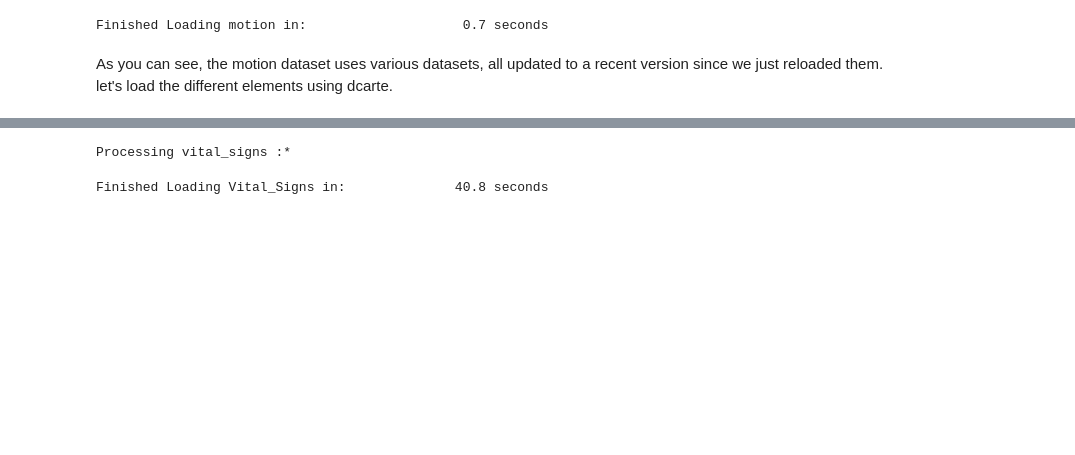
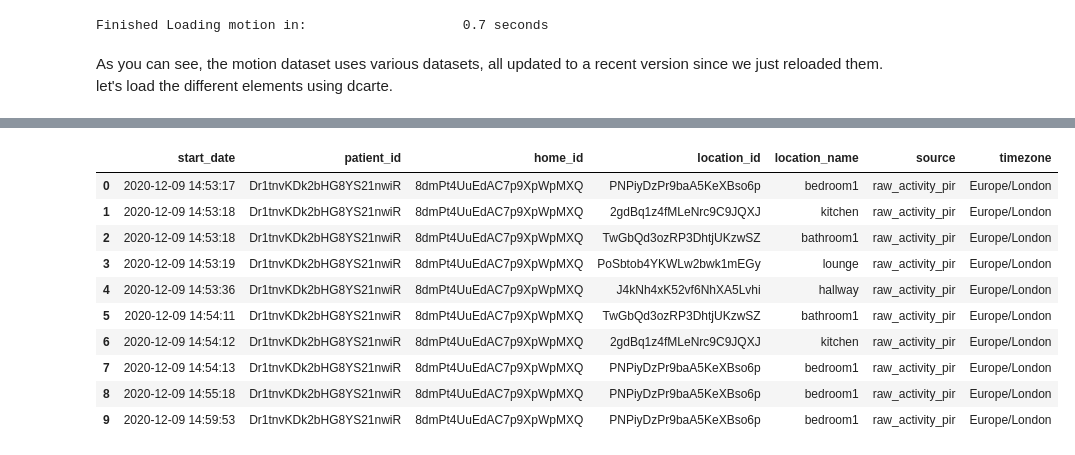
Before and after one commit to esoreq/dcarte, a Jupyter notebook: tutorial/5.recipes.ipynb, the cells around one changed output, grey strips where cells are left out. Saved outputs shown, nothing was run; the diff lists cells and outputs as text; code cells hidden in the pictures; blank space fills up the shorter version.

```diff
--- a/tutorial/5.recipes.ipynb
+++ b/tutorial/5.recipes.ipynb
@@ -49,2 +45,0 @@ bed_occupancy = bed_occupancy[['start_date','patient_id','location_name']]
-# %%
-activity = activity[['start_date','patient_id','location_name']]
@@ -61 +88,17 @@ bed_occupancy.columns = entryway.columns
+# %%
+from dcarte.utils import localize_time
+activity = localize_time(activity,['start_date'])
+activity.head(10)
+# %% [output]
+|  | start_date | patient_id | home_id | location_id | location_name | source | timezone |
+| 0 | 2020-12-09 14:53:17 | Dr1tnvKDk2bHG8YS21nwiR | 8dmPt4UuEdAC7p9XpWpMXQ | PNPiyDzPr9baA5KeXBso6p | bedroom1 | raw_activity_pir | Europe/London |
+| 1 | 2020-12-09 14:53:18 | Dr1tnvKDk2bHG8YS21nwiR | 8dmPt4UuEdAC7p9XpWpMXQ | 2gdBq1z4fMLeNrc9C9JQXJ | kitchen | raw_activity_pir | Europe/London |
+| 2 | 2020-12-09 14:53:18 | Dr1tnvKDk2bHG8YS21nwiR | 8dmPt4UuEdAC7p9XpWpMXQ | TwGbQd3ozRP3DhtjUKzwSZ | bathroom1 | raw_activity_pir | Europe/London |
+| 3 | 2020-12-09 14:53:19 | Dr1tnvKDk2bHG8YS21nwiR | 8dmPt4UuEdAC7p9XpWpMXQ | PoSbtob4YKWLw2bwk1mEGy | lounge | raw_activity_pir | Europe/London |
+| 4 | 2020-12-09 14:53:36 | Dr1tnvKDk2bHG8YS21nwiR | 8dmPt4UuEdAC7p9XpWpMXQ | J4kNh4xK52vf6NhXA5Lvhi | hallway | raw_activity_pir | Europe/London |
+| 5 | 2020-12-09 14:54:11 | Dr1tnvKDk2bHG8YS21nwiR | 8dmPt4UuEdAC7p9XpWpMXQ | TwGbQd3ozRP3DhtjUKzwSZ | bathroom1 | raw_activity_pir | Europe/London |
+| 6 | 2020-12-09 14:54:12 | Dr1tnvKDk2bHG8YS21nwiR | 8dmPt4UuEdAC7p9XpWpMXQ | 2gdBq1z4fMLeNrc9C9JQXJ | kitchen | raw_activity_pir | Europe/London |
+| 7 | 2020-12-09 14:54:13 | Dr1tnvKDk2bHG8YS21nwiR | 8dmPt4UuEdAC7p9XpWpMXQ | PNPiyDzPr9baA5KeXBso6p | bedroom1 | raw_activity_pir | Europe/London |
+| 8 | 2020-12-09 14:55:18 | Dr1tnvKDk2bHG8YS21nwiR | 8dmPt4UuEdAC7p9XpWpMXQ | PNPiyDzPr9baA5KeXBso6p | bedroom1 | raw_activity_pir | Europe/London |
+| 9 | 2020-12-09 14:59:53 | Dr1tnvKDk2bHG8YS21nwiR | 8dmPt4UuEdAC7p9XpWpMXQ | PNPiyDzPr9baA5KeXBso6p | bedroom1 | raw_activity_pir | Europe/London |
 # %%
@@ -67,5 +108,0 @@ transition = motion.groupby('patient_id').apply(mine_transtion,value='location_n
-# %%
-vital_signs = dcarte.load('Vital_Signs','raw',since='2021-04-01',until='2021-08-01',reload=True)
-# %% [output]
-Processing vital_signs :*
-Finished Loading Vital_Signs in:              40.8 seconds
```
Also changed, not shown: parts of 69 cells of this notebook, 3 other files.
